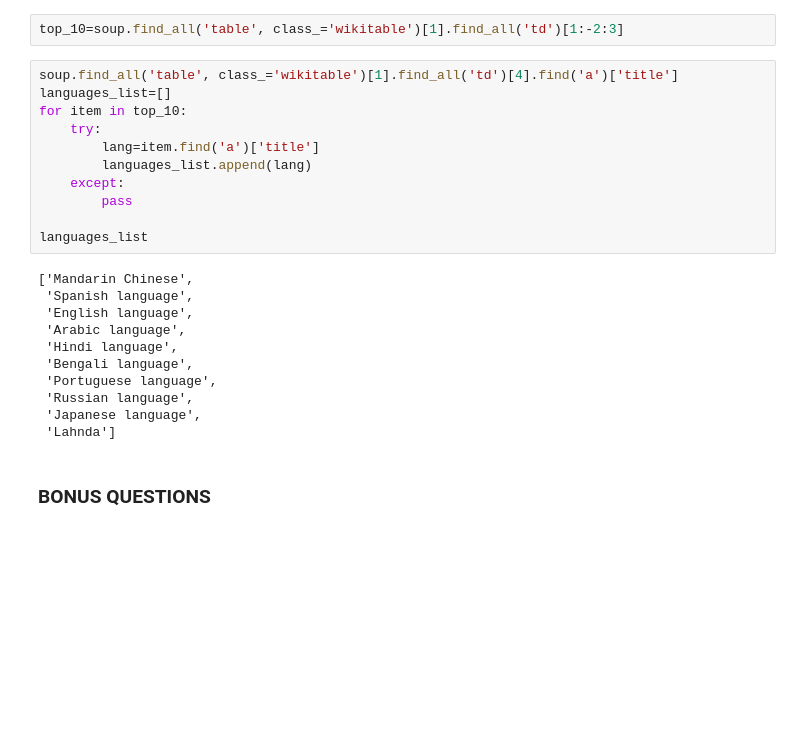
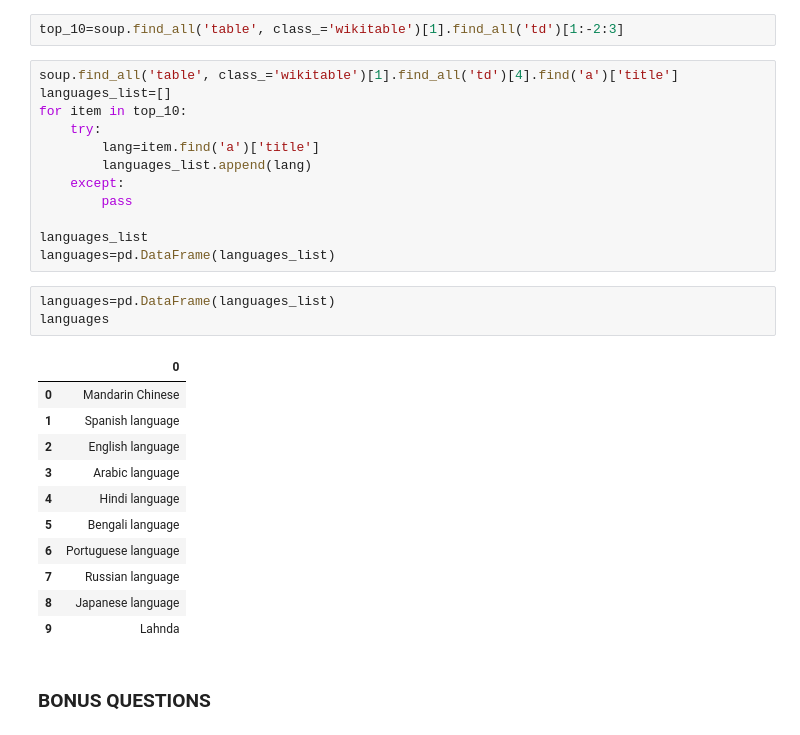
Before and after one commit to Ironhack-Data-Madrid-Octubre-2023/4.2-lab_web_scraping, a Jupyter notebook: your-code/main.ipynb, the cells around one changed output. Saved outputs shown, nothing was run; the diff lists cells and outputs as text; blank space fills up the shorter version.

```diff
--- a/your-code/main.ipynb
+++ b/your-code/main.ipynb
@@ -449,17 +445,22 @@ for item in top_10:
         pass
 
 languages_list
+languages=pd.DataFrame(languages_list)
-# %% [output]
-['Mandarin Chinese',
- 'Spanish language',
- 'English language',
- 'Arabic language',
- 'Hindi language',
- 'Bengali language',
- 'Portuguese language',
- 'Russian language',
- 'Japanese language',
- 'Lahnda']
+# %%
+languages=pd.DataFrame(languages_list)
+languages
+# %% [output]
+|  | 0 |
+| 0 | Mandarin Chinese |
+| 1 | Spanish language |
+| 2 | English language |
+| 3 | Arabic language |
+| 4 | Hindi language |
+| 5 | Bengali language |
+| 6 | Portuguese language |
+| 7 | Russian language |
+| 8 | Japanese language |
+| 9 | Lahnda |
 # %% [markdown]
 ### BONUS QUESTIONS
 # %% [markdown]
```
Also changed, not shown: parts of 7 cells of this notebook.
